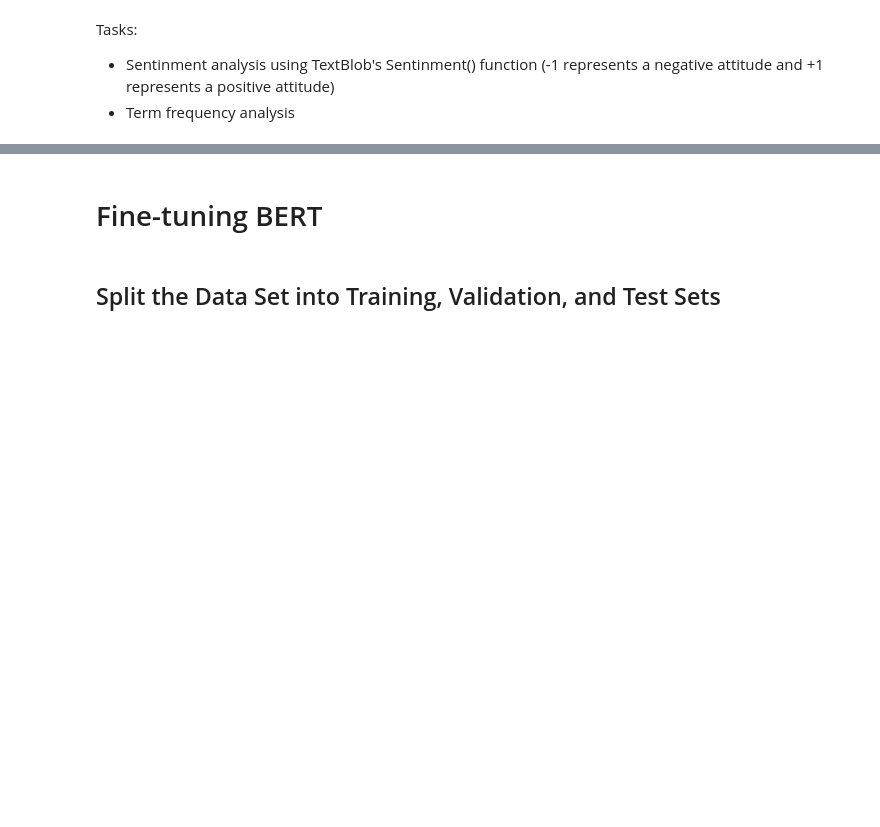
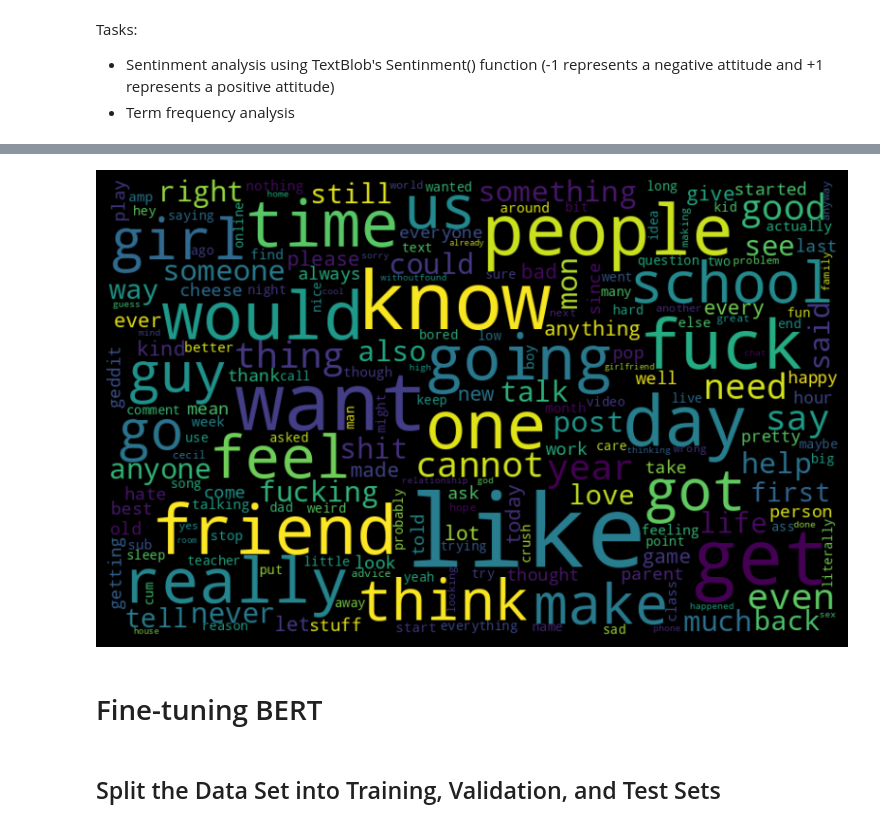
Before and after one commit to kimberlycao/Suicidal-BERT, a Jupyter notebook: suicide_detection.ipynb, the cells around one changed output, grey strips where cells are left out. Saved outputs shown, nothing was run; the diff lists cells and outputs as text; code cells hidden in the pictures; blank space fills up the shorter version.

```diff
--- a/suicide_detection.ipynb
+++ b/suicide_detection.ipynb
@@ -256,3 +315,10 @@ non_suicidal_words = df[df.classification == 'non-suicide']
+# %%
+plt.figure(figsize=(10, 7), facecolor='k')
+plt.imshow(nonsuicidal_wordcloud, interpolation='bilinear')
+plt.axis('off')
+plt.show()
+# %% [output]
+[figure, added]
 # %% [markdown]
 # Fine-tuning BERT
 # %%
```
Also changed, not shown: parts of 18 cells of this notebook.
